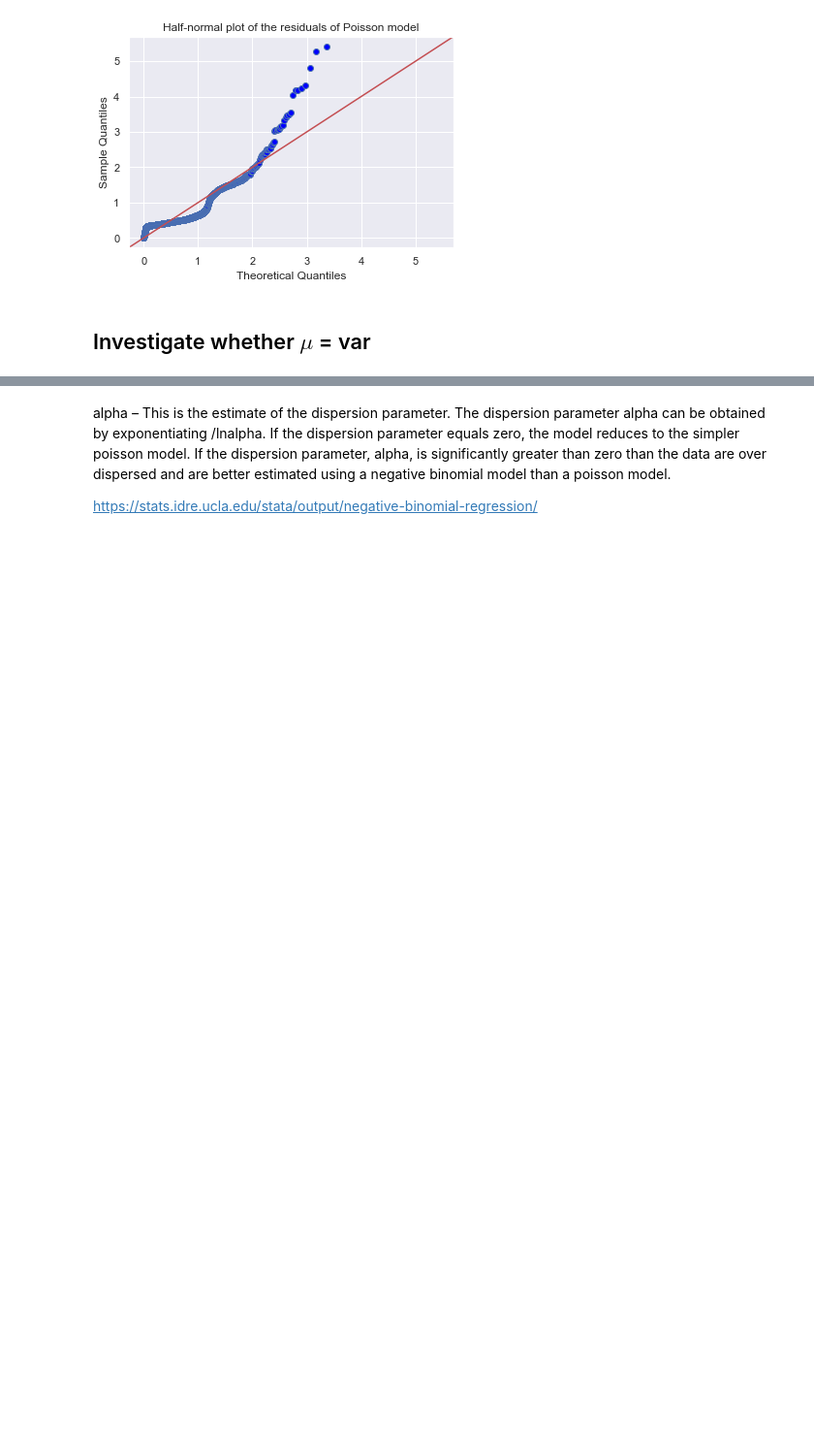
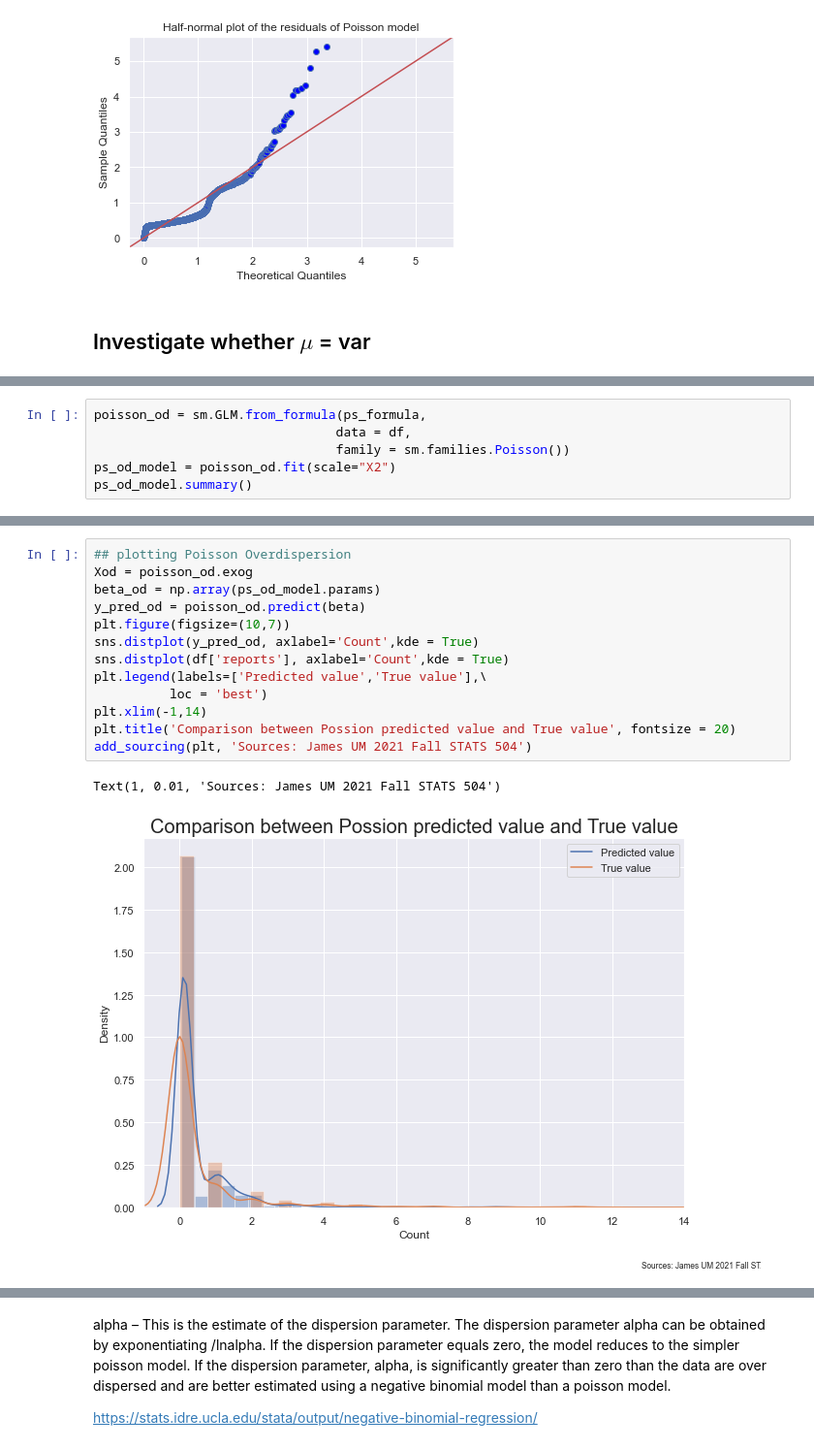
Before and after one commit to jamestang7/STATS504, a Jupyter notebook: stats504hw1.ipynb, the cells around one changed output, grey strips where cells are left out. Shown at 97% size. Drawn from its saved outputs; the diff is of its cells as text; blank space fills up the shorter version.

```diff
--- a/stats504hw1.ipynb
+++ b/stats504hw1.ipynb
@@ -336,0 +342,6 @@ plt.axline((0, 0), (1, 1), linewidth=2, color='r')
+# %%
+poisson_od = sm.GLM.from_formula(ps_formula,
+                                data = df,
+                                family = sm.families.Poisson())
+ps_od_model = poisson_od.fit(scale="X2")
+ps_od_model.summary()
@@ -336,0 +372,16 @@ plt.axline((0, 0), (1, 1), linewidth=2, color='r')
+# %%
+## plotting Poisson Overdispersion
+Xod = poisson_od.exog
+beta_od = np.array(ps_od_model.params)
+y_pred_od = poisson_od.predict(beta)
+plt.figure(figsize=(10,7))
+sns.distplot(y_pred_od, axlabel='Count',kde = True)
+sns.distplot(df['reports'], axlabel='Count',kde = True)
+plt.legend(labels=['Predicted value','True value'],\
+          loc = 'best')
+plt.xlim(-1,14)
+plt.title('Comparison between Possion predicted value and True value', fontsize = 20)
+add_sourcing(plt, 'Sources: James UM 2021 Fall STATS 504')
+# %% [output]
+Text(1, 0.01, 'Sources: James UM 2021 Fall STATS 504')
+[figure, added]
```
Also changed, not shown: parts of 18 cells of this notebook.
